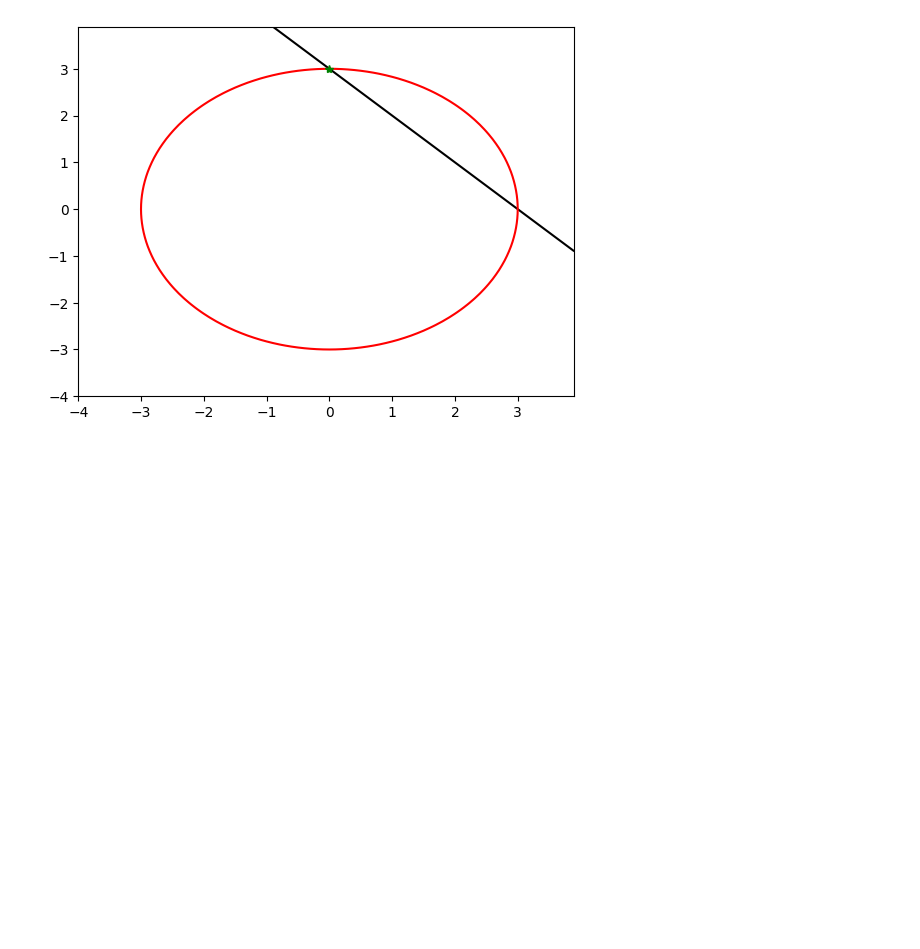
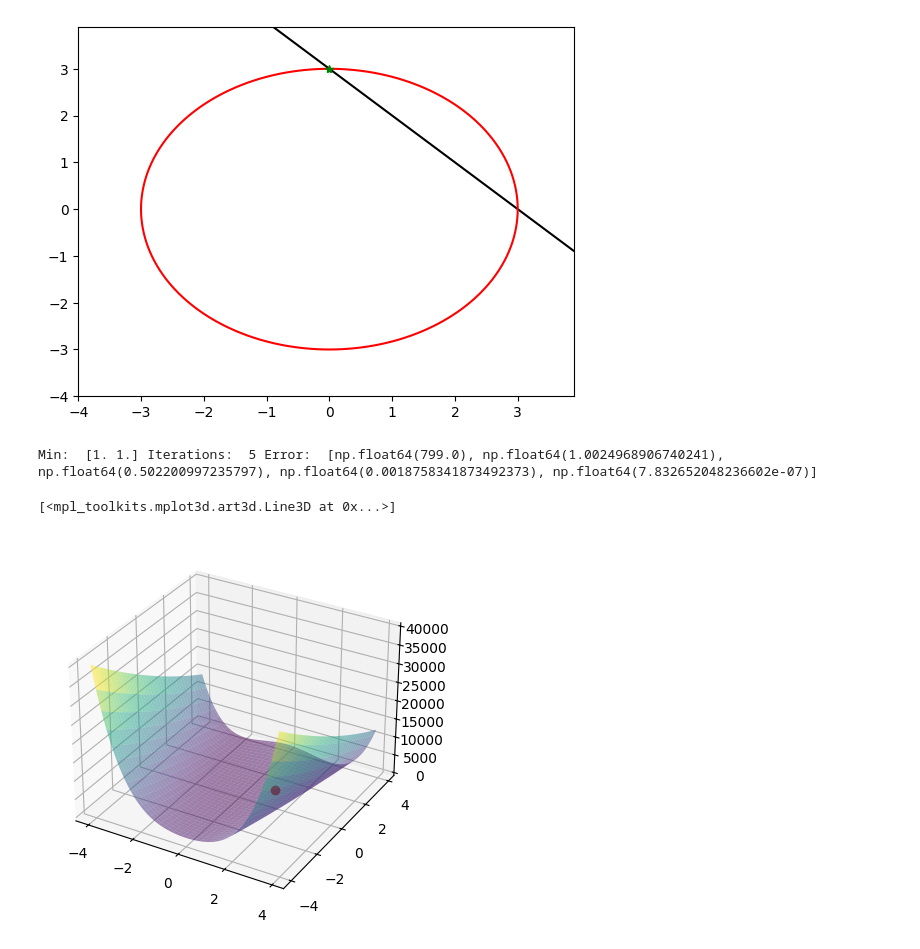
Before and after one commit to delpiter/Numerical_Methods_for_AI, a Jupyter notebook: lab7/Laboratorio7.ipynb, the cells around one changed output. Cells and saved outputs as stored; diff of their text form; code cells hidden in the pictures; blank space fills up the shorter version.

```diff
--- a/lab7/Laboratorio7.ipynb
+++ b/lab7/Laboratorio7.ipynb
@@ -258,6 +261,16 @@ Calcolare il punto di minimo delle seguenti tre funzioni
    $$ (x - 2)^4 + (x - 2)^2 y^2+(y+1)^2$$
    $$x^4+(x+y)^2y^2+(exp(x)-1)^2$$
    $$100(y-x^2)^2+(1-x_sym)^2$$
+# %%
+x_sym,y_sym = sym.symbols('x_sym y_sym')
+F_sym=100*(y_sym-x_sym**2)**2+(1-x_sym)**2
+
+grad_f=sym.derive_by_array(F_sym, (x_sym,y_sym))
+H=sym.hessian(F_sym, (x_sym,y_sym))
+# %%
+grad_f_num=sym.lambdify((x_sym,y_sym),grad_f, 'numpy')
+H_num=sym.lambdify((x_sym,y_sym),H, 'numpy')
+F_num=sym.lambdify((x_sym,y_sym),F_sym, 'numpy')
 # %%
 def newton_rapshon(init_guess,f,J,tolx,tolf,nmax):
     X=np.array(init_guess)
@@ -304,3 +354,27 @@ plt.plot(X_nr[0],X_nr[1],'g*')
 # %% [output]
 [<matplotlib.lines.Line2D at 0x...>]
 [figure]
+# %%
+init_guess=[0.0,2.0]
+
+tolx=1e-10
+tolf=1e-10
+maxIt=100
+
+Xs_min,it,errore=newton_rapshon_min(init_guess,grad_f_num,H_num,tolx,tolf, maxIt)
+
+print("Min: ", Xs_min, "Iterations: ", it, "Error: ", errore)
+# %% [output]
+Min:  [1. 1.] Iterations:  5 Error:  [np.float64(799.0), np.float64(1.0024968906740241), np.float64(0.502200997235797), np.float64(0.0018758341873492373), np.float64(7.832652048236602e-07)]
+# %%
+x = np.arange(-4, 4, 0.1)
+y = np.arange(-4, 4, 0.1)
+X, Y = np.meshgrid(x, y)
+Z=F_num(X,Y)
+fig=plt.figure()
+ax=fig.add_subplot(111, projection='3d')
+ax.plot_surface(X,Y,Z,cmap='viridis', alpha=0.5)
+plt.plot(Xs_min[0], Xs_min[1],'ro')
+# %% [output]
+[<mpl_toolkits.mplot3d.art3d.Line3D at 0x...>]
+[figure, added]
```
Also changed, not shown: parts of 2 cells of this notebook, 2 other files.
